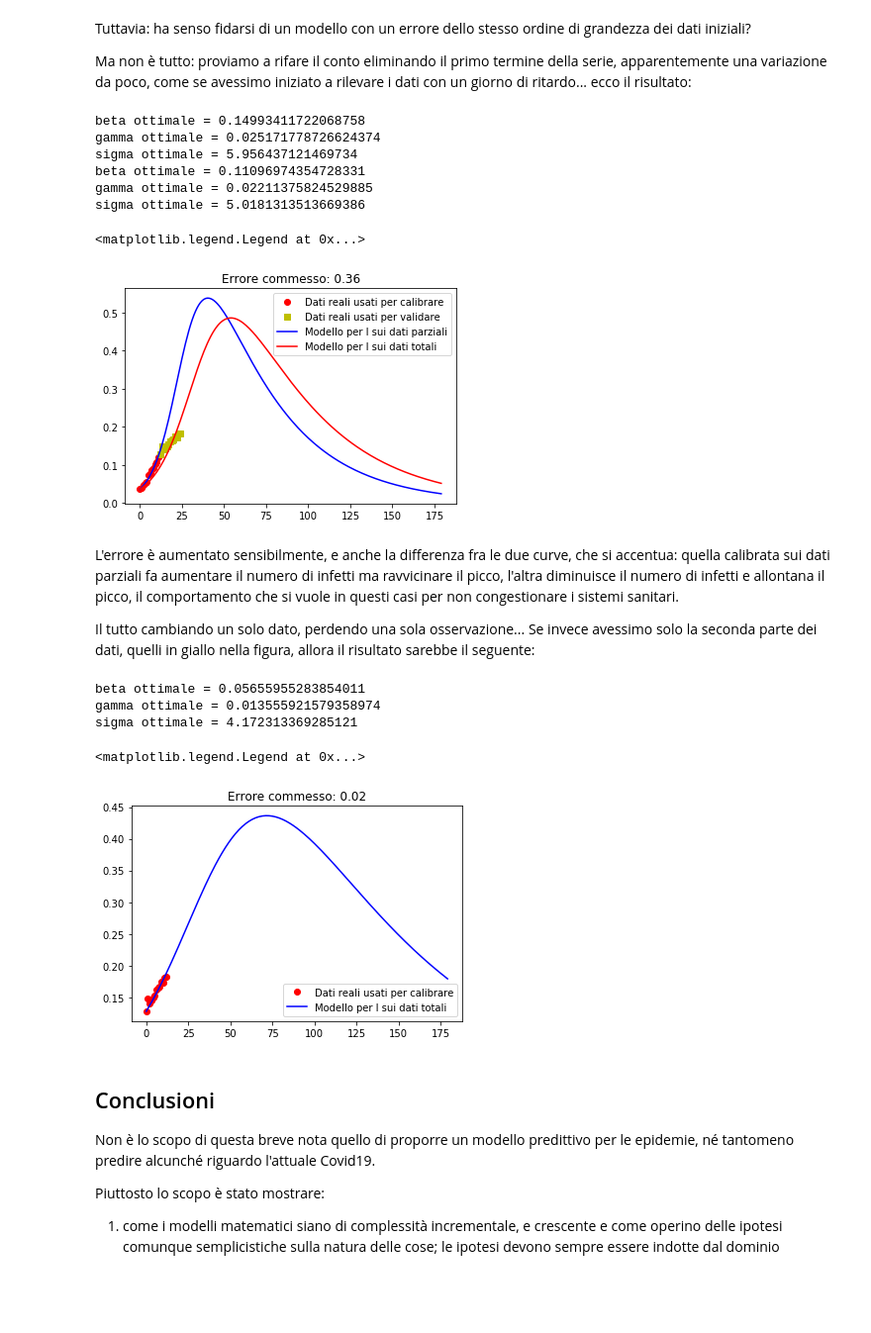
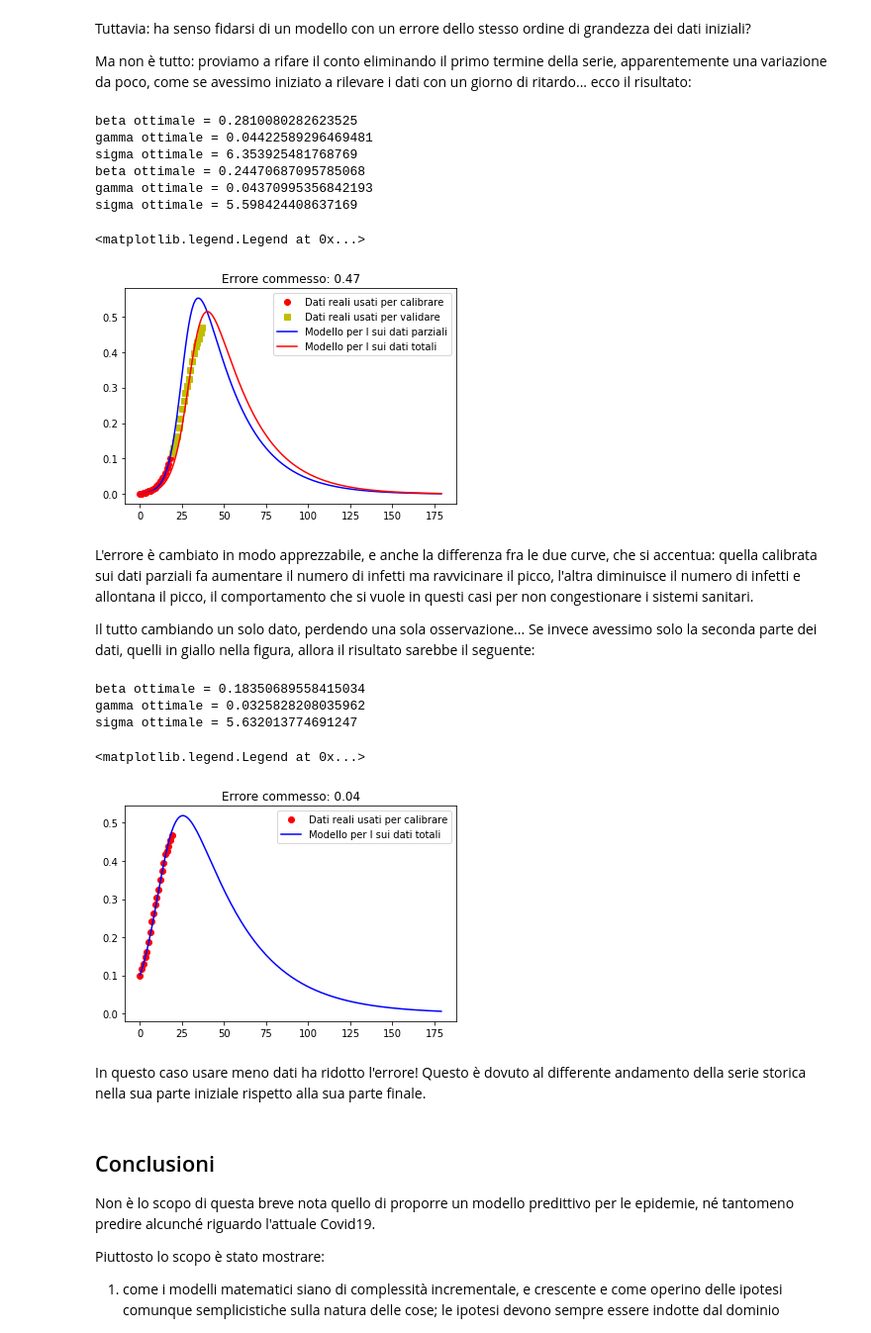
Before and after one commit to pcaressa/note-epidemie, a Jupyter notebook: epidemie.ipynb, the cells around one changed output. Shown: that part at 99% size. Saved outputs shown, nothing was run; the diff lists cells and outputs as text; code cells hidden in the pictures; blank space fills up the shorter version.

```diff
--- a/epidemie.ipynb
+++ b/epidemie.ipynb
@@ -772,9 +796,9 @@ Tuttavia: ha senso fidarsi di un modello con un errore dello stesso ordine di gr
 
 Ma non è tutto: proviamo a rifare il conto eliminando il primo termine della serie, apparentemente una variazione da poco, come se avessimo iniziato a rilevare i dati con un giorno di ritardo... ecco il risultato:
 # %%
-N0 = 1
-serie_I = np.array([misura["totale_attualmente_positivi"]/misura["tamponi"] for misura in DATA])
-serie_R = np.array([(misura["dimessi_guariti"] + misura["deceduti"])/misura["tamponi"] for misura in DATA])
+N0 = np.mean([misura["tamponi"] for misura in DATA])
+serie_I = np.array([misura["totale_positivi"]/N0 for misura in DATA])
+serie_R = np.array([(misura["dimessi_guariti"] + misura["deceduti"])/N0 for misura in DATA])
 
 serie_I = serie_I[1:]
 serie_R = serie_R[1:]
@@ -786,8 +810,8 @@ limite = lunghezza // 2    # intero
 # Applichiamo il modello calibrandolo sui dati della prima parte della serie storica
 # e poi sui dati di tutta la serie
 intervallo = np.arange(180)
-y_parziale = SIR(N0, serie_I[:limite], serie_R[:limite], intervallo)
-y = SIR(N0, serie_I, serie_R, intervallo)
+y_parziale = SIR(1, serie_I[:limite], serie_R[:limite], intervallo)
+y = SIR(1, serie_I, serie_R, intervallo)
 
 ## Calcoliamo l'errore commesso sui dati della seconda parte della serie storica
 #errore = np.linalg.norm(y[limite:lunghezza, 1] - serie_I[limite:lunghezza])
@@ -803,49 +827,51 @@ plt.plot(intervallo, y[:,1], "r", label="Modello per I sui dati totali")
 plt.title(f"Errore commesso: {errore:.2f}")
 plt.legend()
 # %% [output]
-beta ottimale = 0.14993411722068758
-gamma ottimale = 0.025171778726624374
-sigma ottimale = 5.956437121469734
-beta ottimale = 0.11096974354728331
-gamma ottimale = 0.02211375824529885
-sigma ottimale = 5.0181313513669386
+beta ottimale = 0.2810080282623525
+gamma ottimale = 0.04422589296469481
+sigma ottimale = 6.353925481768769
+beta ottimale = 0.24470687095785068
+gamma ottimale = 0.04370995356842193
+sigma ottimale = 5.598424408637169
 <matplotlib.legend.Legend at 0x...>
-[figure, old version]
+[figure, new version]
 # %% [markdown]
-L'errore è aumentato sensibilmente, e anche la differenza fra le due curve, che si accentua: quella calibrata sui dati parziali fa aumentare il numero di infetti ma ravvicinare il picco, l'altra diminuisce il numero di infetti e allontana il picco, il comportamento che si vuole in questi casi per non congestionare i sistemi sanitari.
+L'errore è cambiato in modo apprezzabile, e anche la differenza fra le due curve, che si accentua: quella calibrata sui dati parziali fa aumentare il numero di infetti ma ravvicinare il picco, l'altra diminuisce il numero di infetti e allontana il picco, il comportamento che si vuole in questi casi per non congestionare i sistemi sanitari.
 
 Il tutto cambiando un solo dato, perdendo una sola osservazione... Se invece avessimo solo la seconda parte dei dati, quelli in giallo nella figura, allora il risultato sarebbe il seguente:
 # %%
-N0 = 1
-serie_I = np.array([misura["totale_attualmente_positivi"]/misura["tamponi"] for misura in DATA])
-serie_R = np.array([(misura["dimessi_guariti"] + misura["deceduti"])/misura["tamponi"] for misura in DATA])
+N0 = np.mean([misura["tamponi"] for misura in DATA])
+serie_I = np.array([misura["totale_positivi"]/N0 for misura in DATA])
+serie_R = np.array([(misura["dimessi_guariti"] + misura["deceduti"])/N0 for misura in DATA])
 
 # I valori della serie di indici < limite sono quelli per calibrare, gli altri per verificare
 lunghezza = len(serie_I)
 limite = lunghezza // 2    # intero
 
 serie_I = serie_I[limite:]
 serie_R = serie_R[limite:]
 lunghezza = len(serie_I)
 
 # Applichiamo il modello calibrandolo sui dati della seconda parte della serie storica
 intervallo = np.arange(180)
-y = SIR(N0, serie_I, serie_R, intervallo)
+y = SIR(1, serie_I, serie_R, intervallo)
 
 # Calcoliamo l'errore commesso sui tutti i dati della serie storica
 errore = np.linalg.norm(y[:lunghezza, 1] - serie_I)
 
 # Ora disegna un grafico di come la curva calibrata approssima i dati
 plt.plot(intervallo[:lunghezza], serie_I[:lunghezza], 'ro', label="Dati reali usati per calibrare")
 plt.plot(intervallo, y[:,1], "b", label="Modello per I sui dati totali")
 plt.title(f"Errore commesso: {errore:.2f}")
 plt.legend()
 # %% [output]
-beta ottimale = 0.05655955283854011
-gamma ottimale = 0.013555921579358974
-sigma ottimale = 4.172313369285121
+beta ottimale = 0.18350689558415034
+gamma ottimale = 0.0325828208035962
+sigma ottimale = 5.632013774691247
 <matplotlib.legend.Legend at 0x...>
-[figure, old version]
+[figure, new version]
+# %% [markdown]
+In questo caso usare meno dati ha ridotto l'errore! Questo è dovuto al differente andamento della serie storica nella sua parte iniziale rispetto alla sua parte finale.
 # %% [markdown]
 ## Conclusioni
 
```
Also changed, not shown: parts of 14 cells of this notebook.
